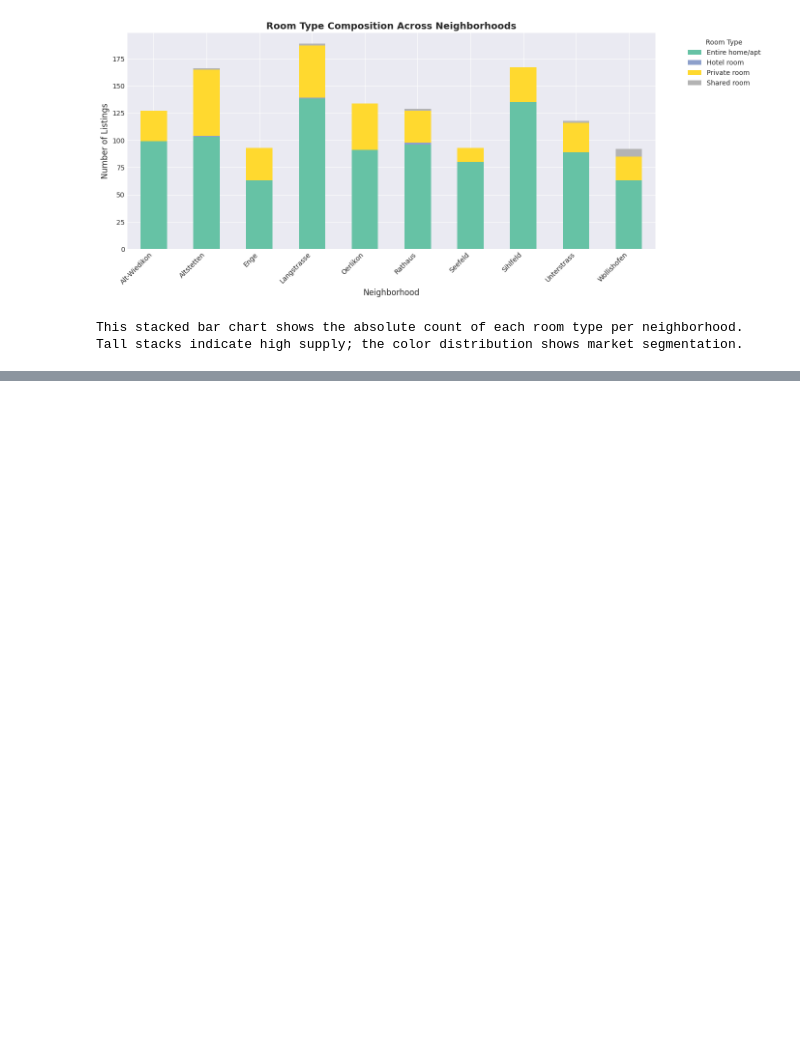
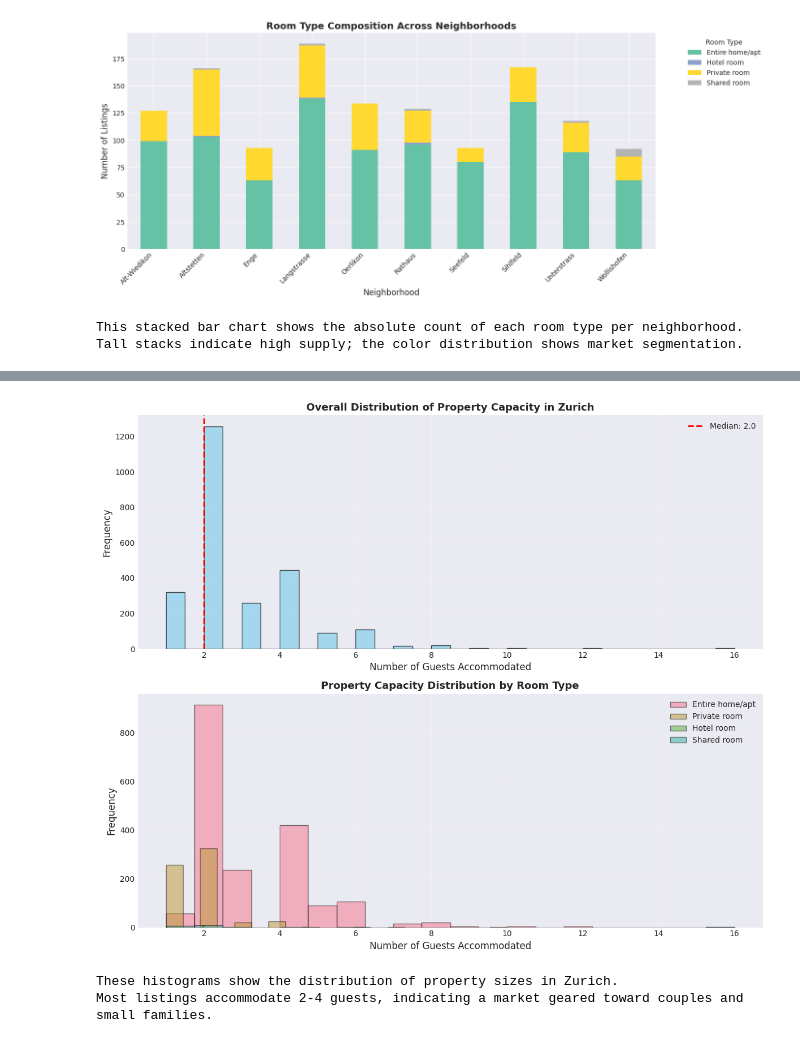
Before and after one commit to samarthya/METAD699-Project, a Jupyter notebook: zurich_airbnb.ipynb, the cells around one changed output, grey strips where cells are left out. Cells and saved outputs as stored; diff of their text form; code cells hidden in the pictures; blank space fills up the shorter version.

```diff
--- a/zurich_airbnb.ipynb
+++ b/zurich_airbnb.ipynb
@@ -450,0 +483,35 @@ Tall stacks indicate high supply; the color distribution shows market segmentati
+# %%
+# Visualization 4: Histogram - Distribution of Accommodates Capacity
+fig, axes = plt.subplots(2, 1, figsize=(12, 10))
+
+# Overall distribution
+axes[0].hist(df_clean['accommodates'], bins=30, edgecolor='black', alpha=0.7, color='skyblue')
+axes[0].set_xlabel('Number of Guests Accommodated', fontsize=12)
+axes[0].set_ylabel('Frequency', fontsize=12)
+axes[0].set_title('Overall Distribution of Property Capacity in Zurich', fontsize=13, fontweight='bold')
+axes[0].axvline(df_clean['accommodates'].median(), color='red', linestyle='--',
+                linewidth=2, label=f'Median: {df_clean["accommodates"].median()}')
+axes[0].legend()
+axes[0].grid(True, alpha=0.3)
+
+# By room type
+for room_type in df_clean['room_type'].unique():
+    data = df_clean[df_clean['room_type'] == room_type]['accommodates']
+    axes[1].hist(data, bins=20, alpha=0.5, label=room_type, edgecolor='black')
+
+axes[1].set_xlabel('Number of Guests Accommodated', fontsize=12)
+axes[1].set_ylabel('Frequency', fontsize=12)
+axes[1].set_title('Property Capacity Distribution by Room Type', fontsize=13, fontweight='bold')
+axes[1].legend()
+axes[1].grid(True, alpha=0.3)
+
+plt.tight_layout()
+plt.savefig('output/capacity_distribution.png', dpi=300, bbox_inches='tight')
+plt.show()
+
+print("These histograms show the distribution of property sizes in Zurich.")
+print("Most listings accommodate 2-4 guests, indicating a market geared toward couples and small families.")
+# %% [output]
+[figure, added]
+These histograms show the distribution of property sizes in Zurich.
+Most listings accommodate 2-4 guests, indicating a market geared toward couples and small families.
```
Also changed, not shown: parts of 8 cells of this notebook.
